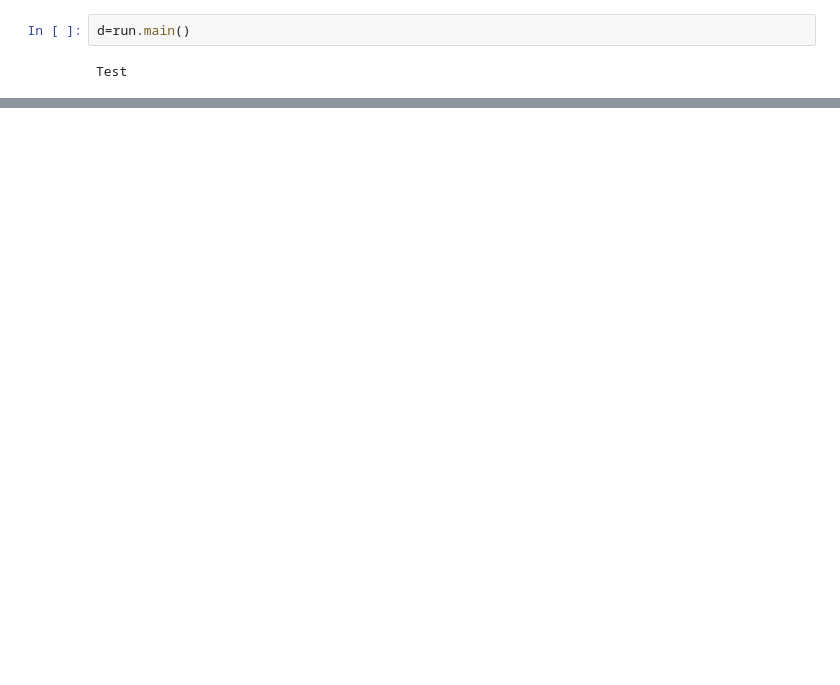
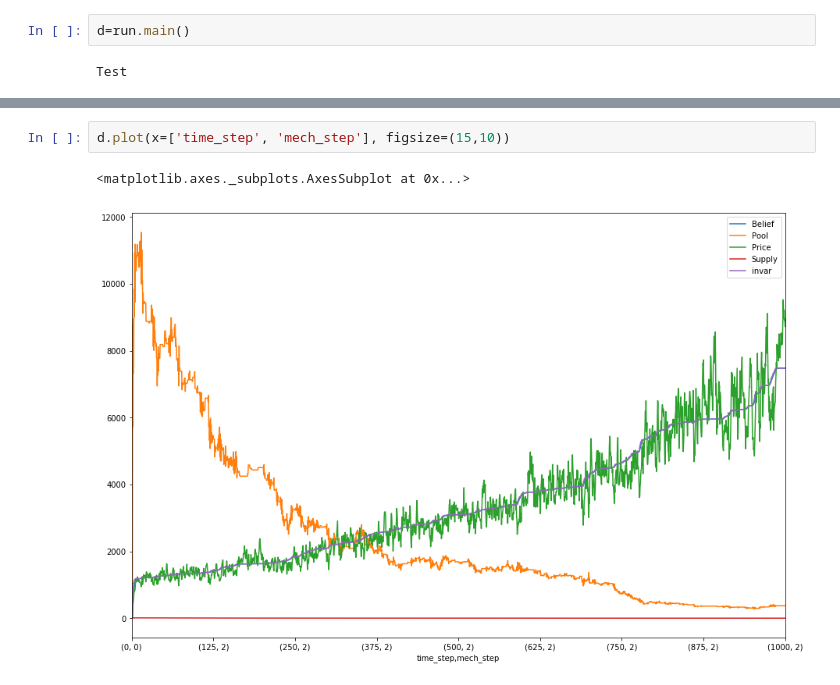
Before and after one commit to wilson3698/cadCAD, a Jupyter notebook: notebooks/test.ipynb, the cells around one changed output, grey strips where cells are left out. Drawn from its saved outputs; the diff is of its cells as text; blank space fills up the shorter version.

```diff
--- a/notebooks/test.ipynb
+++ b/notebooks/test.ipynb
@@ -14,0 +61,5 @@ d.plot(x='time_step', y='mech_step')
+# %%
+d.plot(x=['time_step', 'mech_step'], figsize=(15,10))
+# %% [output]
+<matplotlib.axes._subplots.AxesSubplot at 0x...>
+[figure, added]
```
Also changed, not shown: parts of 13 cells of this notebook, 3 other files.
